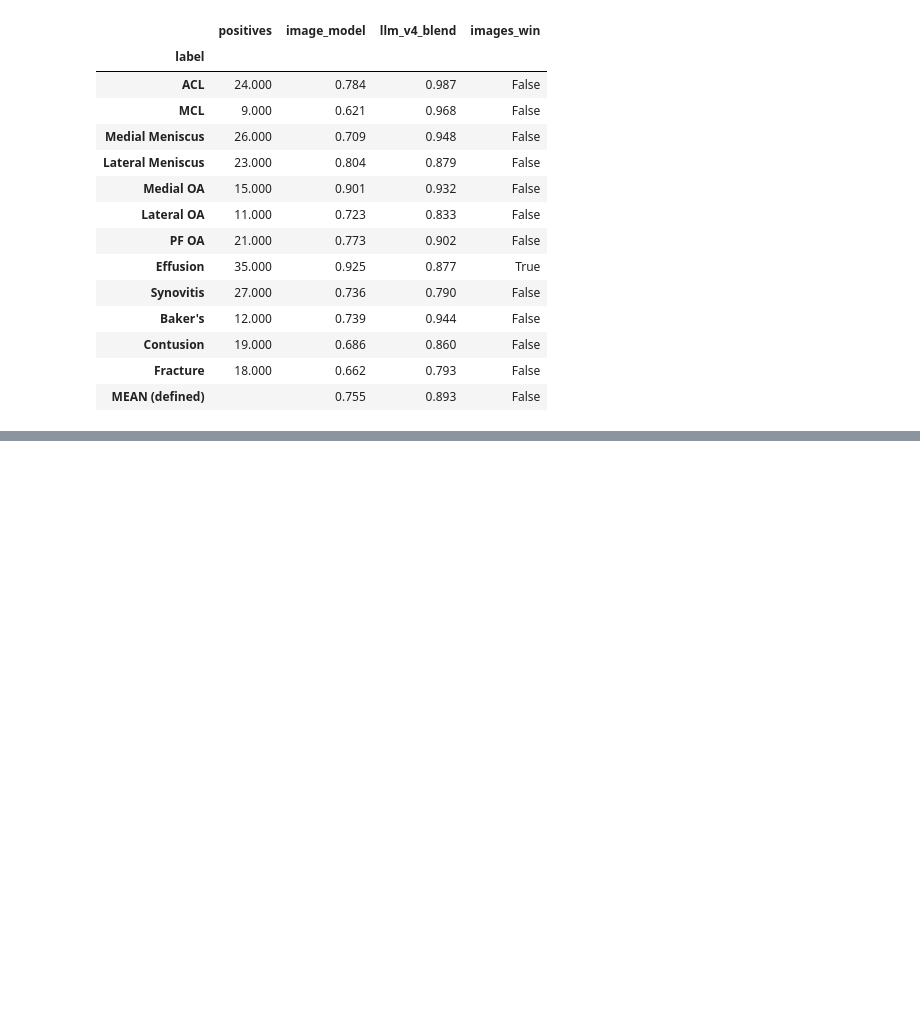
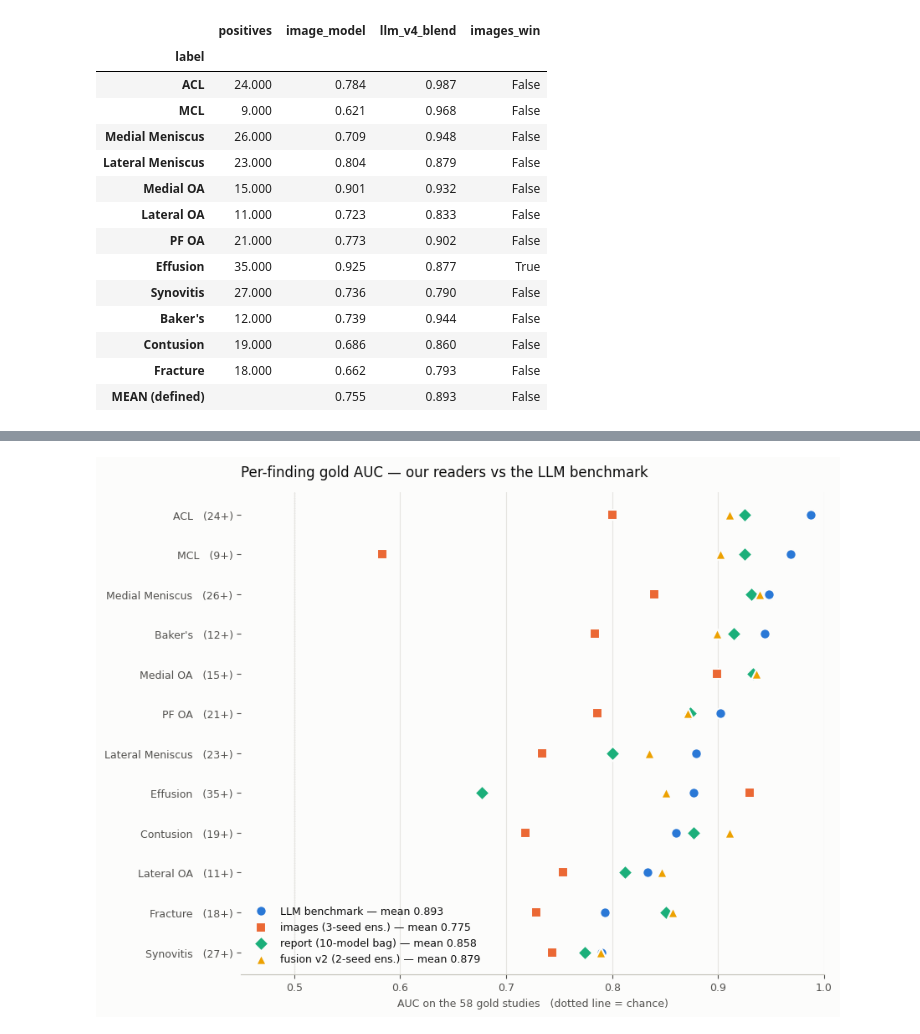
Before and after one commit to davidkurland94-lgtm/SaveTheKnees, a Jupyter notebook: notebooks/models_pipe.ipynb, the cells around one changed output, grey strips where cells are left out. Saved outputs shown, nothing was run; the diff lists cells and outputs as text; code cells hidden in the pictures; blank space fills up the shorter version.

```diff
--- a/notebooks/models_pipe.ipynb
+++ b/notebooks/models_pipe.ipynb
@@ -142,0 +283,6 @@ styled(final_table())
+# %%
+from models.evaluate_labels import plot_readers
+
+_ = plot_readers()
+# %% [output]
+[figure, added]
```
Also changed, not shown: parts of 18 cells of this notebook, 5 other files.
